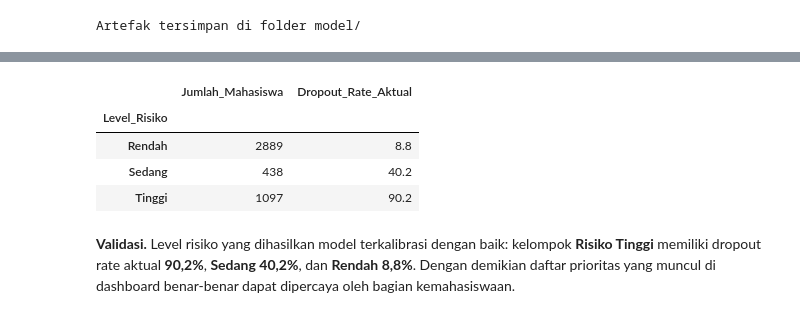
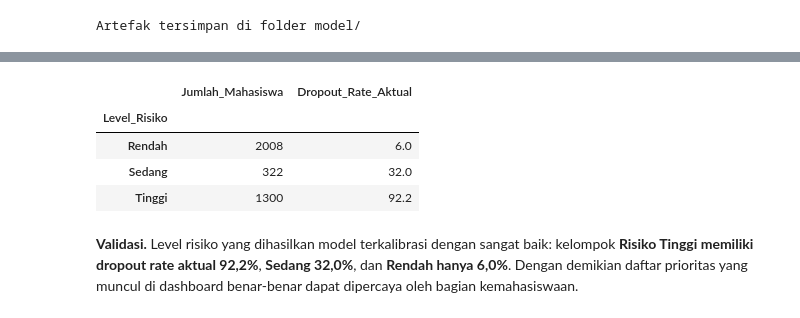
Before and after one commit to xiongdy12/jaya-jaya-institut-dropout, a Jupyter notebook: notebook.ipynb, the cells around one changed output, grey strips where cells are left out. Saved outputs shown, nothing was run; the diff lists cells and outputs as text; code cells hidden in the pictures.

```diff
--- a/notebook.ipynb
+++ b/notebook.ipynb
@@ -439,0 +448,16 @@ ROC-AUC uji (**0,934**) sekaligus akurasi tertinggi. Model inilah yang dipilih u
+# %%
+X = model_df[CAT + NUM]
+y = model_df["Dropout"]
+
+X_train, X_test, y_train, y_test = train_test_split(
+    X, y, test_size=0.2, stratify=y, random_state=RANDOM_STATE)
+
+print(f"Data latih : {X_train.shape} | dropout {y_train.mean()*100:.1f}%")
+print(f"Data uji   : {X_test.shape} | dropout {y_test.mean()*100:.1f}%")
+
+preprocessor = ColumnTransformer([
+    ("num", StandardScaler(), NUM),
+    ("cat", OneHotEncoder(handle_unknown="ignore", min_frequency=10, sparse_output=False), CAT),
+])
+preprocessor.fit(X_train)
+print("Jumlah fitur setelah encoding:", preprocessor.transform(X_train.head()).shape[1])
@@ -613,0 +715,18 @@ Mahasiswa aman       -> skor risiko   1.8%
+# %%
+enr_proba = final_model.predict_proba(enrolled_df[CAT + NUM])[:, 1]
+enrolled_df["Skor_Risiko"] = (enr_proba * 100).round(1)
+enrolled_df["Level_Risiko"] = pd.cut(enrolled_df["Skor_Risiko"], [-1, 30, 60, 100],
+                                     labels=["Rendah", "Sedang", "Tinggi"])
+
+ringkas = enrolled_df["Level_Risiko"].value_counts().reindex(["Rendah", "Sedang", "Tinggi"])
+print("Distribusi risiko 794 mahasiswa aktif:")
+print(ringkas)
+print(f"\nPerlu intervensi segera (Risiko Tinggi): {ringkas['Tinggi']} mahasiswa "
+      f"({ringkas['Tinggi']/len(enrolled_df)*100:.1f}%)")
+
+plt.figure(figsize=(7, 4))
+plt.bar(ringkas.index.astype(str), ringkas.values, color=BLUE, width=0.55)
+for i, v in enumerate(ringkas.values):
+    plt.text(i, v + 6, f"{v}", ha="center", fontweight="bold")
+plt.title("Sebaran Level Risiko — Mahasiswa Aktif (Enrolled)")
+plt.ylabel("Jumlah mahasiswa"); plt.ylim(0, 430); plt.tight_layout(); plt.show()
@@ -680,18 +838,19 @@ Dimensi dataset dashboard: (4424, 32)
 # %%
-# Validasi kalibrasi level risiko
-cek = dash.groupby("Level_Risiko", observed=True)["Is_Dropout"].agg(
+# Validasi kalibrasi level risiko (hanya pada kohort yang hasil akhirnya sudah diketahui)
+selesai = dash[dash["Kohort"] == "Telah Selesai"]
+cek = selesai.groupby("Level_Risiko", observed=True)["Is_Dropout"].agg(
     Jumlah_Mahasiswa="count", Dropout_Rate_Aktual="mean")
 cek["Dropout_Rate_Aktual"] = (cek["Dropout_Rate_Aktual"] * 100).round(1)
 cek
 # %% [output]
 |  | Jumlah_Mahasiswa | Dropout_Rate_Aktual |
 | Level_Risiko |  |  |
-| Rendah | 2889 | 8.8 |
-| Sedang | 438 | 40.2 |
-| Tinggi | 1097 | 90.2 |
+| Rendah | 2008 | 6.0 |
+| Sedang | 322 | 32.0 |
+| Tinggi | 1300 | 92.2 |
 # %% [markdown]
-**Validasi.** Level risiko yang dihasilkan model terkalibrasi dengan baik: kelompok **Risiko
-Tinggi** memiliki dropout rate aktual **90,2%**, **Sedang 40,2%**, dan **Rendah 8,8%**. Dengan
-demikian daftar prioritas yang muncul di dashboard benar-benar dapat dipercaya oleh bagian
+**Validasi.** Level risiko yang dihasilkan model terkalibrasi dengan sangat baik: kelompok
+**Risiko Tinggi memiliki dropout rate aktual 92,2%**, **Sedang 32,0%**, dan **Rendah hanya 6,0%**.
+Dengan demikian daftar prioritas yang muncul di dashboard benar-benar dapat dipercaya oleh bagian
 kemahasiswaan.
 # %% [markdown]
```
Also changed, not shown: parts of 64 cells of this notebook, 9 other files.
